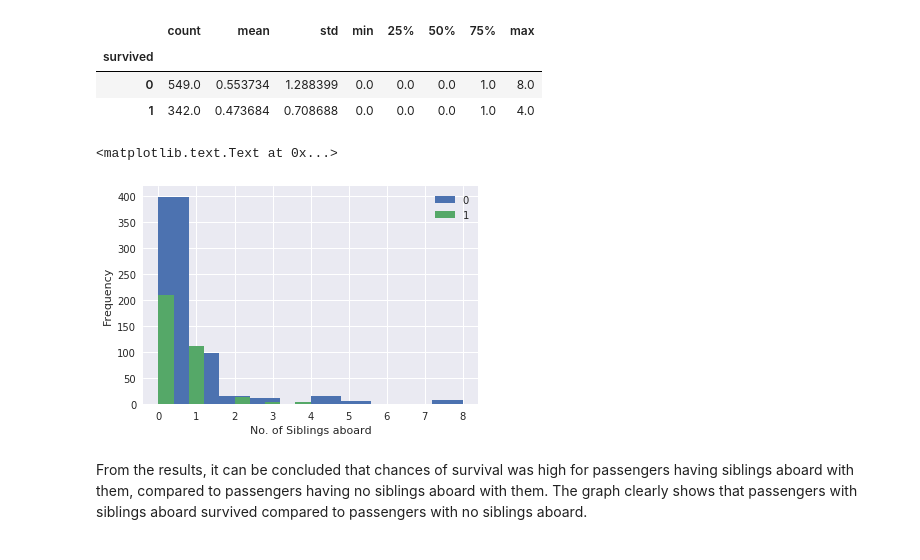
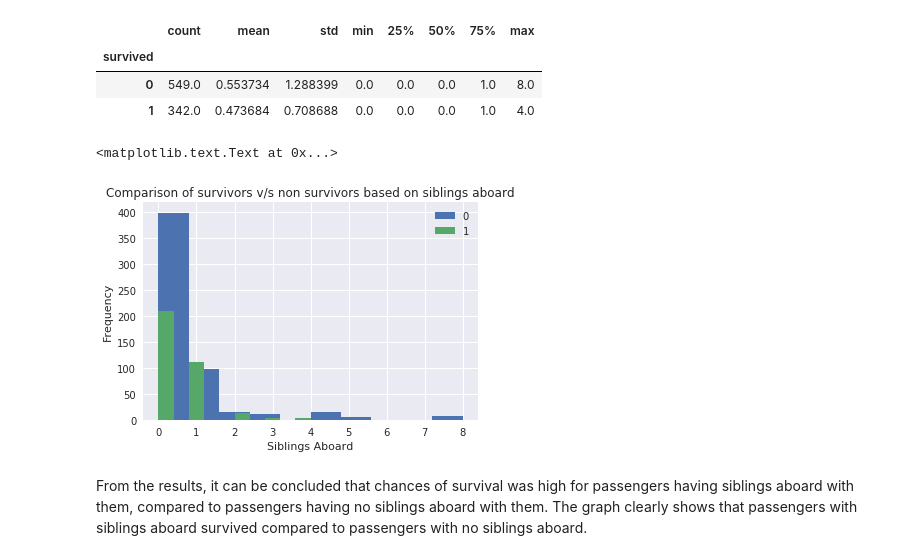
Before and after one commit to aliasm2k/titanic, a Jupyter notebook: titanic.ipynb, the cells around one changed output. Cells and saved outputs as stored; diff of their text form; code cells hidden in the pictures.

```diff
--- a/titanic.ipynb
+++ b/titanic.ipynb
@@ -94,13 +96,14 @@ survivors.describe()
 # %%
 %matplotlib inline
 import matplotlib.pyplot as plt
 import seaborn as sns
 
 survivors.plot(kind='hist', legend=True)
-plt.xlabel('No. of Siblings aboard')
+plt.xlabel('Siblings Aboard')
+plt.title('Comparison of survivors v/s non survivors based on siblings aboard')
 # %% [output]
 <matplotlib.text.Text at 0x...>
-[figure, old version]
+[figure, new version]
 # %% [markdown]
 From the results, it can be concluded that chances of survival was high for passengers having siblings aboard with them, compared to passengers having no siblings aboard with them. The graph clearly shows that passengers with siblings aboard survived compared to passengers with no siblings aboard.
 # %% [markdown]
```
Also changed, not shown: parts of 3 cells of this notebook.
